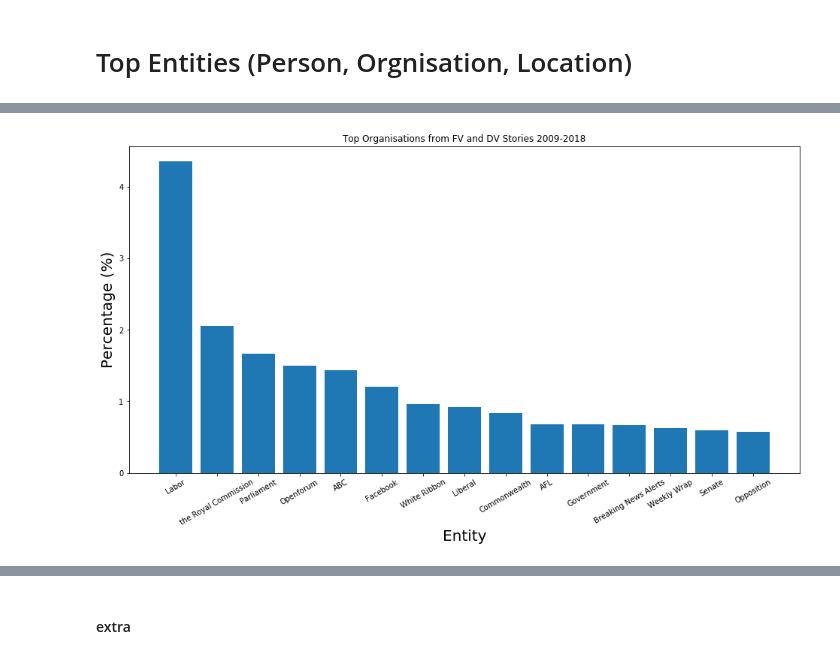
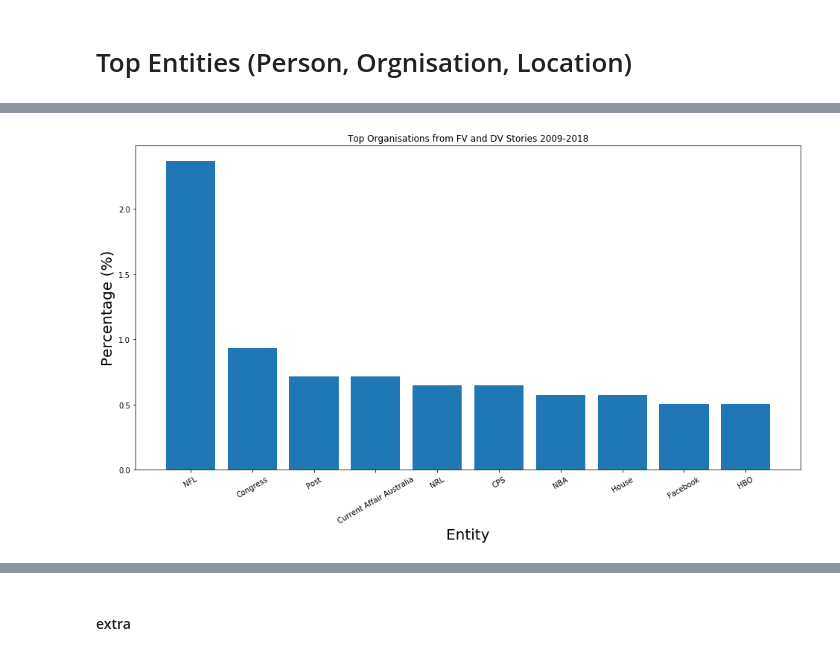
Before and after one commit to soda-lab/media-cloud, a Jupyter notebook: Reddit.ipynb, the cells around one changed output, grey strips where cells are left out. Drawn from its saved outputs; the diff is of its cells as text; code cells hidden in the pictures.

```diff
--- a/Reddit.ipynb
+++ b/Reddit.ipynb
@@ -37,7 +37,7 @@ from matplotlib import pyplot as plt
 %matplotlib inline
 # %%
 del reddits
-reddits = list(db['2018-12'].find({'subreddit': 'domesticviolence'}, no_cursor_timeout=True).limit(10000))
+reddits = list(db['2018-12'].find({'$text': {'$search': '"domestic violence"'}}, no_cursor_timeout=True))
 # %%
 len(reddits)
 # %% [output]
@@ -44,0 +47,15 @@ len(reddits)
+# %%
+import datetime
+
+freqs = [0]*7
+
+for reddit in reddits:
+    try:
+        ts = reddit['created_utc']
+        date = datetime.datetime.utcfromtimestamp(ts)
+        day = date.weekday()
+
+        freqs[day] += 1
+
+    except:
+        pass
@@ -327,59 +304,33 @@ plt.show()
 # %%
 # Top orgs
 
 freqs = org_freqs
-
-# Adjust for same entities
-freqs['Labor'] += freqs['ALP'] + freqs['the Labor Party']
-freqs['ALP'] = 0
-freqs['the Labor Party'] = 0
-
-freqs['Liberal'] += freqs['the Liberal Party']
-freqs['the Liberal Party'] = 0
-
-
 
 x = []          # X axis - entities
 y = []          # Y axis - percentage of stories with the entity
 count = 0       # Numer of top entities to show
 
 for ent in sorted(freqs, key=freqs.get, reverse=True):
 
     # Error values
-    if ent.strip() not in ['',
-                           'NSW',
-                           'ACT',
-                           'Fairfax Media',
-                           'Brisbane',
-                           'Family Violence',
-                           'Western Australia',
-                           'CCTV',
-                           'The Canberra Times',
-                           'Media',
-                           'CBD',
-                           'WA',
-                           'State',
-                           'FAQ'
-                          ]:
+:
+        x.append(ent.strip())
+        total = 1394
         y.append(freqs[ent]/total*100)
-        if 'Discussion Terms' in ent:
-            ent = 'Openforum'
-        x.append(ent)
-        total = count_dv+count_fv+count_fv_dv                                  # Total num of stories
         count += 1
-        if count == 15:
+        if count == 10:
             break
 
 plt.figure(figsize=(16,8))
 index = np.arange(len(x))
 plt.bar(index, y)
 plt.xlabel('Entity', fontsize=20)
 plt.ylabel('Percentage (%)', fontsize=20)
 plt.xticks(index, x, fontsize=10, rotation=30)
 plt.title('Top Organisations from FV and DV Stories 2009-2018')
 plt.show()
 # %% [output]
-[figure, old version]
+[figure, new version]
 # %%
 # Top locations
 
```
Also changed, not shown: parts of 25 cells of this notebook.
